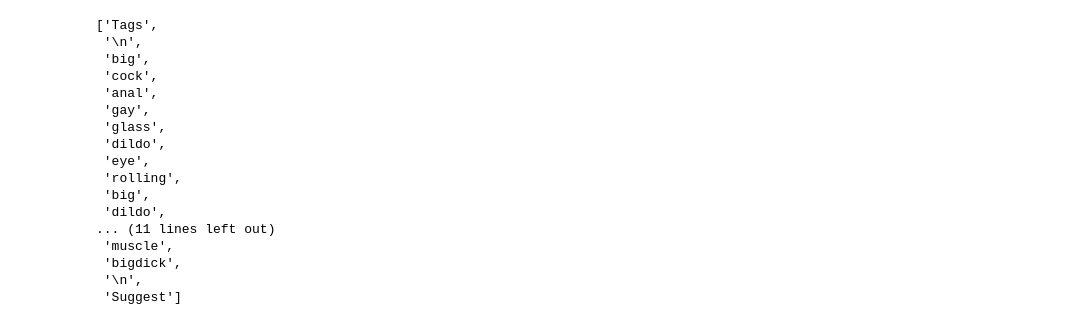
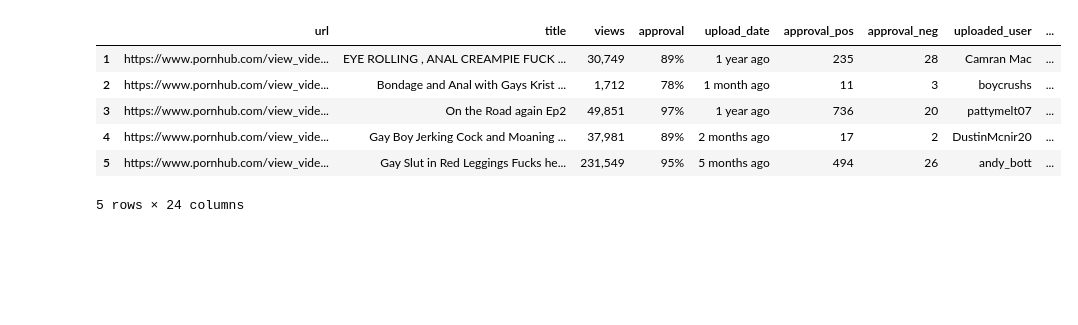
Before and after one commit to raymondliuth/Callander-Research, a Jupyter notebook: code.ipynb, the cells around one changed output. Saved outputs shown, nothing was run; the diff lists cells and outputs as text; code cells hidden in the pictures; blank space fills up the shorter version.

```diff
--- a/code.ipynb
+++ b/code.ipynb
@@ -9,24 +11,14 @@ import datetime
 # %%
 ### Read xlsx File
-March_7 = pd.read_excel(r'C:\Users\raymo\Documents\GitHub\Callander-Research\Porn database\Data\RAW\PH_gay\2021-03-07.xlsx')
+file_name = '2021-03-07.xlsx'
+sample = pd.read_excel(r'C:\Users\raymo\Documents\GitHub\Callander-Research\Porn database\Data\RAW\PH_gay\2021-03-07.xlsx')
 # %%
-March_7["Extract Date"] = datetime.datetime(2021,3,7)
-March_7["tags"][1].split(" ")
+sample[1:6]
 # %% [output]
+|  | url | title | views | approval | upload_date | approval_pos | approval_neg | uploaded_user | ... |
+| 1 | https://www.pornhub.com/view_vide... | EYE ROLLING , ANAL CREAMPIE FUCK ... | 30,749 | 89% | 1 year ago | 235 | 28 | Camran Mac | ... |
+| 2 | https://www.pornhub.com/view_vide... | Bondage and Anal with Gays Krist ... | 1,712 | 78% | 1 month ago | 11 | 3 | boycrushs | ... |
+| 3 | https://www.pornhub.com/view_vide... | On the Road again Ep2 | 49,851 | 97% | 1 year ago | 736 | 20 | pattymelt07 | ... |
+| 4 | https://www.pornhub.com/view_vide... | Gay Boy Jerking Cock and Moaning ... | 37,981 | 89% | 2 months ago | 17 | 2 | DustinMcnir20 | ... |
+| 5 | https://www.pornhub.com/view_vide... | Gay Slut in Red Leggings Fucks he... | 231,549 | 95% | 5 months ago | 494 | 26 | andy_bott | ... |
-['Tags',
- '\n',
- 'big',
- 'cock',
- 'anal',
- 'gay',
- 'glass',
- 'dildo',
- 'eye',
- 'rolling',
- 'big',
- 'dildo',
-... (11 lines left out)
- 'muscle',
- 'bigdick',
- '\n',
- 'Suggest']
+5 rows × 24 columns
```
Also changed, not shown: parts of 4 cells of this notebook.
